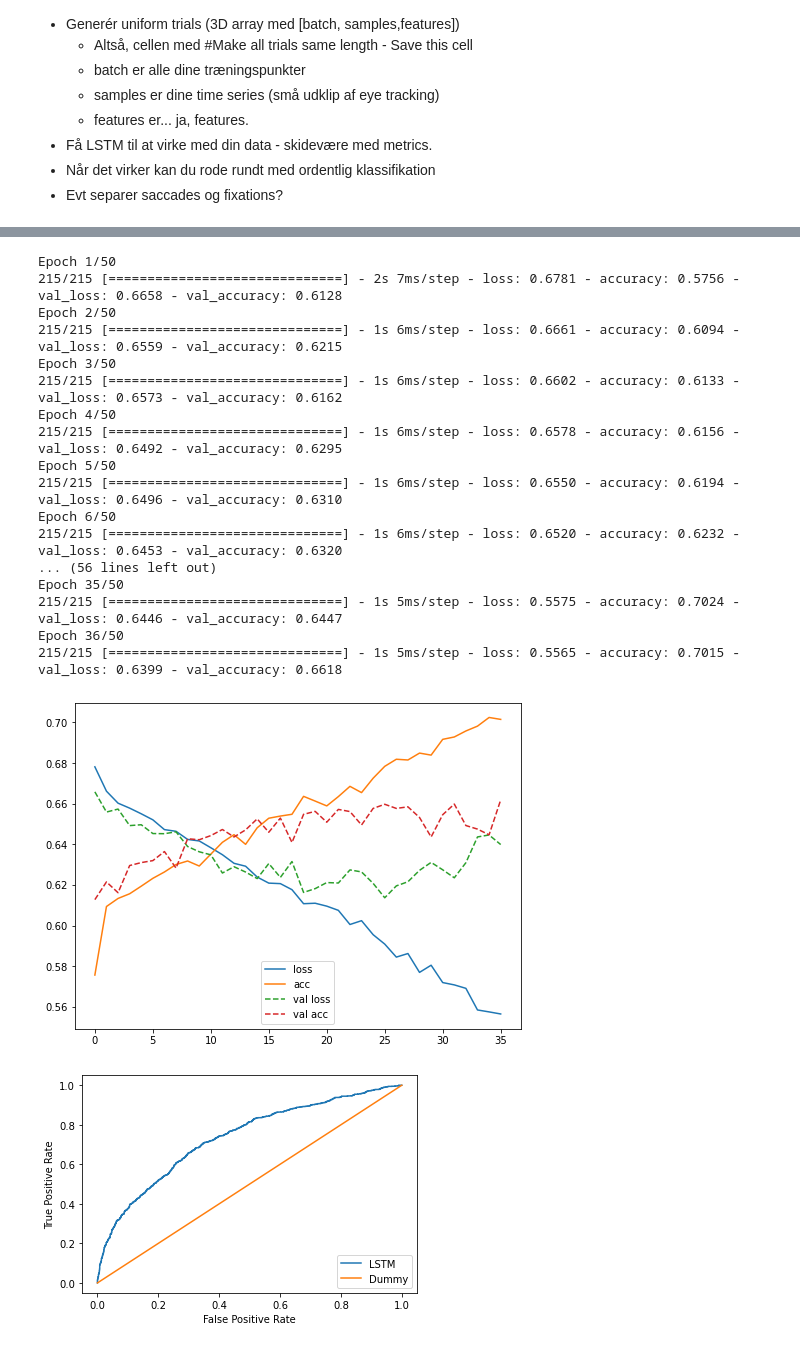
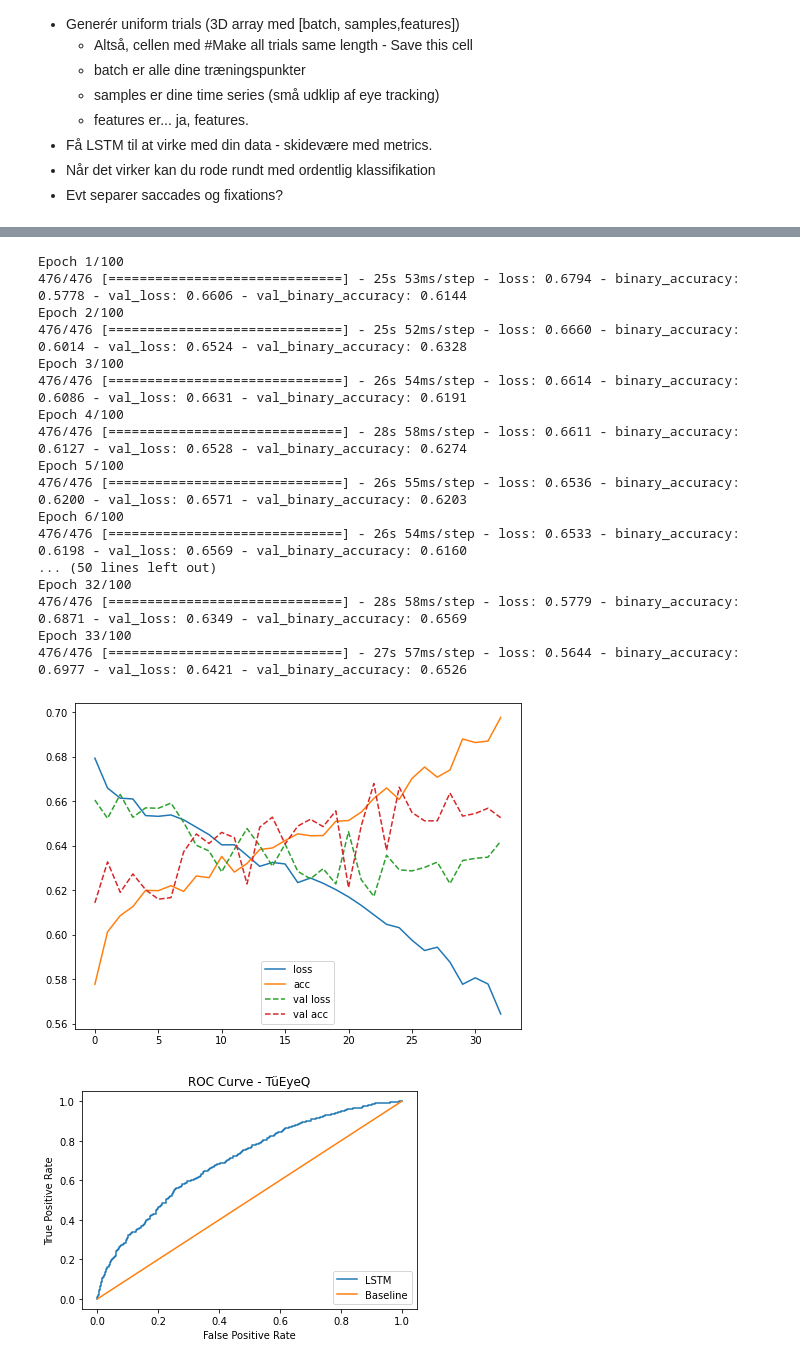
Before and after one commit to kroglkt/CogSci3, a Jupyter notebook: LSTM.ipynb, the cells around one changed output, grey strips where cells are left out. Saved outputs shown, nothing was run; the diff lists cells and outputs as text; code cells hidden in the pictures.

Commit message:
LSTM update

```diff
--- a/LSTM.ipynb
+++ b/LSTM.ipynb
@@ -47,12 +47,14 @@ To do:
 target = 'gender' #'age'
 even_gender = False
 
-sample_length = 6
+sample_length = 8
+batch_size=10
+
 seed = 42
 
 epochs=100
 verbose=True
-batch_size=32
+
 
 np.random.seed(seed)
 # %%
@@ -140,17 +142,15 @@ X shape: (11457, 6, 12), y shape: (11457, 1)
 model = keras.Sequential()
 model.add(Input(shape=(X_train[0].shape)))
 model.add(BatchNormalization())
-model.add(LSTM(100, return_sequences=True))
-#model.add(LSTM(100, return_sequences=True))
-model.add(Dense(100, activation='relu'))
+model.add(LSTM(46, return_sequences=True))
+model.add(LSTM(600, return_sequences=True))
+model.add(Dense(720, activation='relu'))
 model.add(Dropout(0.5))
 model.add(Dense(1, activation="sigmoid"))
+
 model.compile(loss="binary_crossentropy"
               , metrics=[keras.metrics.binary_accuracy]
               , optimizer="adam")
 
-model.compile(
-    optimizer='adam',
-    loss='binary_crossentropy',
-    metrics=['accuracy']
-)
+
+model.summary()
@@ -157,42 +178,42 @@ model.compile(
 # %%
 callback = keras.callbacks.EarlyStopping(monitor='val_loss', patience=10)
-history = model.fit(X_train, y_train, validation_split=0.2, epochs=epochs,
+history = model.fit(X_train, y_train, validation_split=0.1, epochs=epochs,
                          batch_size=batch_size, callbacks=[callback])
 # %% [output]
-Epoch 1/50
-215/215 [==============================] - 2s 7ms/step - loss: 0.6781 - accuracy: 0.5756 - val_loss: 0.6658 - val_accuracy: 0.6128
-Epoch 2/50
-215/215 [==============================] - 1s 6ms/step - loss: 0.6661 - accuracy: 0.6094 - val_loss: 0.6559 - val_accuracy: 0.6215
-Epoch 3/50
-215/215 [==============================] - 1s 6ms/step - loss: 0.6602 - accuracy: 0.6133 - val_loss: 0.6573 - val_accuracy: 0.6162
-Epoch 4/50
-215/215 [==============================] - 1s 6ms/step - loss: 0.6578 - accuracy: 0.6156 - val_loss: 0.6492 - val_accuracy: 0.6295
-Epoch 5/50
-215/215 [==============================] - 1s 6ms/step - loss: 0.6550 - accuracy: 0.6194 - val_loss: 0.6496 - val_accuracy: 0.6310
-Epoch 6/50
-215/215 [==============================] - 1s 6ms/step - loss: 0.6520 - accuracy: 0.6232 - val_loss: 0.6453 - val_accuracy: 0.6320
-... (56 lines left out)
-Epoch 35/50
-215/215 [==============================] - 1s 5ms/step - loss: 0.5575 - accuracy: 0.7024 - val_loss: 0.6446 - val_accuracy: 0.6447
-Epoch 36/50
-215/215 [==============================] - 1s 5ms/step - loss: 0.5565 - accuracy: 0.7015 - val_loss: 0.6399 - val_accuracy: 0.6618
+Epoch 1/100
+476/476 [==============================] - 25s 53ms/step - loss: 0.6794 - binary_accuracy: 0.5778 - val_loss: 0.6606 - val_binary_accuracy: 0.6144
+Epoch 2/100
+476/476 [==============================] - 25s 52ms/step - loss: 0.6660 - binary_accuracy: 0.6014 - val_loss: 0.6524 - val_binary_accuracy: 0.6328
+Epoch 3/100
+476/476 [==============================] - 26s 54ms/step - loss: 0.6614 - binary_accuracy: 0.6086 - val_loss: 0.6631 - val_binary_accuracy: 0.6191
+Epoch 4/100
+476/476 [==============================] - 28s 58ms/step - loss: 0.6611 - binary_accuracy: 0.6127 - val_loss: 0.6528 - val_binary_accuracy: 0.6274
+Epoch 5/100
+476/476 [==============================] - 26s 55ms/step - loss: 0.6536 - binary_accuracy: 0.6200 - val_loss: 0.6571 - val_binary_accuracy: 0.6203
+Epoch 6/100
+476/476 [==============================] - 26s 54ms/step - loss: 0.6533 - binary_accuracy: 0.6198 - val_loss: 0.6569 - val_binary_accuracy: 0.6160
+... (50 lines left out)
+Epoch 32/100
+476/476 [==============================] - 28s 58ms/step - loss: 0.5779 - binary_accuracy: 0.6871 - val_loss: 0.6349 - val_binary_accuracy: 0.6569
+Epoch 33/100
+476/476 [==============================] - 27s 57ms/step - loss: 0.5644 - binary_accuracy: 0.6977 - val_loss: 0.6421 - val_binary_accuracy: 0.6526
 # %%
 fig=plt.figure(figsize=(8,6))
 plt.plot(history.history['loss'], label="loss");
-plt.plot(history.history['accuracy'], label="acc");
+plt.plot(history.history['binary_accuracy'], label="acc");
 plt.plot(history.history['val_loss'], '--', label="val loss");
-plt.plot(history.history['val_accuracy'], '--', label="val acc");
+plt.plot(history.history['val_binary_accuracy'], '--', label="val acc");
 plt.legend();
 # %% [output]
-[figure, old version]
+[figure, new version]
 # %%
 dummy = DummyClassifier()
 dummy.fit(X_train, y_train)
 
 create_roc_curve(model.predict(X_test).mean(axis=1), y_test, label="LSTM")
-create_roc_curve(dummy.predict(X_test), y_test, label="Dummy")
+create_roc_curve(dummy.predict(X_test), y_test, label="Baseline", title="ROC Curve - TüEyeQ")
 # %% [output]
-[figure, old version]
+[figure, new version]
 # %%
 model.evaluate(X_test, y_test)
 # %% [output]
```
Also changed, not shown: parts of 13 cells of this notebook.
